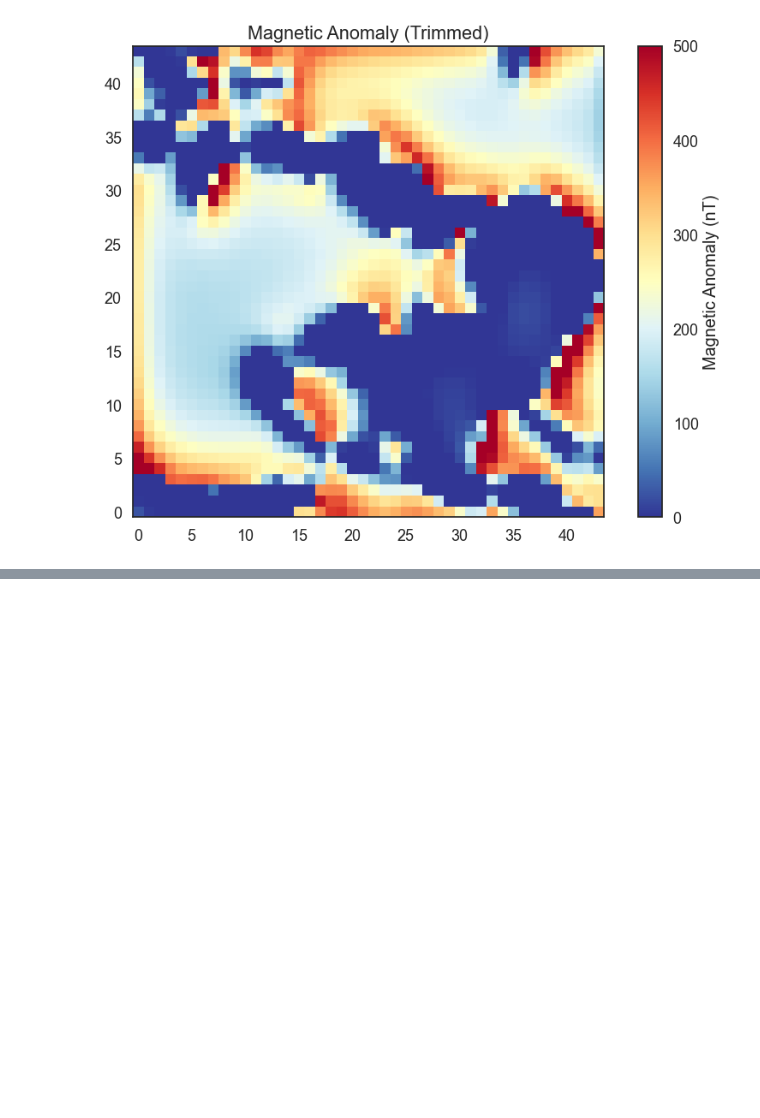
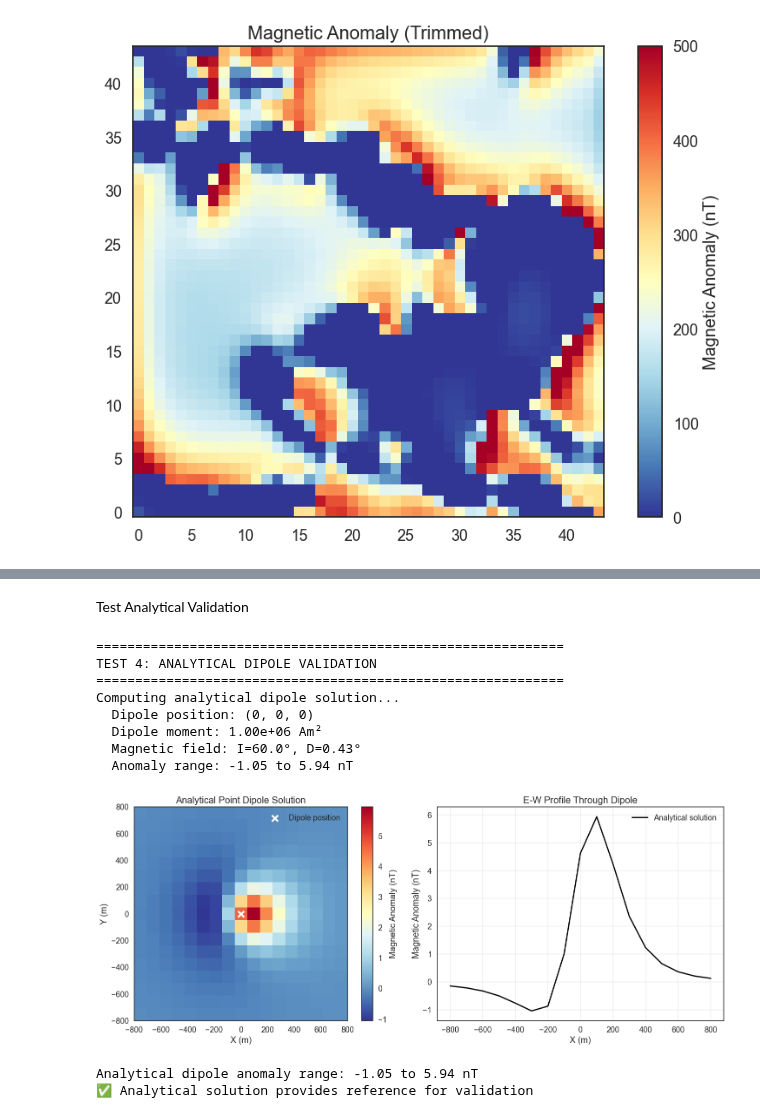
Before and after one commit to terranigma-solutions/Mineye-Terranigma, a Jupyter notebook: GeoModel/Geophysical_Forward_Modelling/forward_modelling_magnetics.ipynb, the cells around one changed output, grey strips where cells are left out. Drawn from its saved outputs; the diff is of its cells as text; code cells hidden in the pictures; blank space fills up the shorter version.

```diff
--- a/GeoModel/Geophysical_Forward_Modelling/forward_modelling_magnetics.ipynb
+++ b/GeoModel/Geophysical_Forward_Modelling/forward_modelling_magnetics.ipynb
@@ -228,0 +533,75 @@ Text(0.5, 1.0, 'Magnetic Anomaly (Trimmed)')
+# %% [markdown]
+Test Analytical Validation
+# %%
+# Test 4: Analytical Validation
+print("=" * 60)
+print("TEST 4: ANALYTICAL DIPOLE VALIDATION")
+print("=" * 60)
+
+from forward_modelling_magnetics_python import analytical_magnetic_dipole
+
+# Create simple measurement grid for analytical comparison
+x_meas = np.linspace(-800, 800, 17)
+y_meas = np.linspace(-800, 800, 17)
+z_meas = 300  # 300m above dipole
+
+X_meas, Y_meas = np.meshgrid(x_meas, y_meas)
+measurement_points_simple = np.column_stack([X_meas.ravel(), Y_meas.ravel(),
+                                           np.full(X_meas.size, z_meas)])
+
+# Calculate analytical dipole solution
+dipole_position = (0, 0, 0)  # At origin
+dipole_moment = 1e6  # 1e6 Am²
+analytical_result = analytical_magnetic_dipole(
+    measurement_points_simple,
+    dipole_position,
+    dipole_moment,
+    incl=60.0,
+    decl=0.43
+)
+
+# Visualize analytical result
+fig, axes = plt.subplots(1, 2, figsize=(15, 6))
+
+# Plot 1: Analytical solution
+grid_size = 17
+analytical_2d = analytical_result.reshape(grid_size, grid_size)
+
+im1 = axes[0].imshow(analytical_2d, cmap='RdYlBu_r', origin='lower',
+                     extent=[-800, 800, -800, 800])
+axes[0].set_title('Analytical Point Dipole Solution')
+axes[0].set_xlabel('X (m)')
+axes[0].set_ylabel('Y (m)')
+plt.colorbar(im1, ax=axes[0], label='Magnetic Anomaly (nT)')
+axes[0].scatter([0], [0], c='white', s=100, marker='x', linewidths=3, label='Dipole position')
+axes[0].legend()
+
+# Plot 2: Cross-section
+center_idx = grid_size // 2
+profile = analytical_2d[center_idx, :]
+x_profile = np.linspace(-800, 800, grid_size)
+
+axes[1].plot(x_profile, profile, 'k-', linewidth=2, label='Analytical solution')
+axes[1].set_title('E-W Profile Through Dipole')
+axes[1].set_xlabel('X (m)')
+axes[1].set_ylabel('Magnetic Anomaly (nT)')
+axes[1].grid(True, alpha=0.3)
+axes[1].legend()
+
+plt.tight_layout()
+plt.show()
+
+print(f"Analytical dipole anomaly range: {np.min(analytical_result):.2f} to {np.max(analytical_result):.2f} nT")
+print("✅ Analytical solution provides reference for validation")
+# %% [output]
+============================================================
+TEST 4: ANALYTICAL DIPOLE VALIDATION
+============================================================
+Computing analytical dipole solution...
+  Dipole position: (0, 0, 0)
+  Dipole moment: 1.00e+06 Am²
+  Magnetic field: I=60.0°, D=0.43°
+  Anomaly range: -1.05 to 5.94 nT
+[figure, added]
+Analytical dipole anomaly range: -1.05 to 5.94 nT
+✅ Analytical solution provides reference for validation
```
Also changed, not shown: parts of 13 cells of this notebook, 2 other files.
